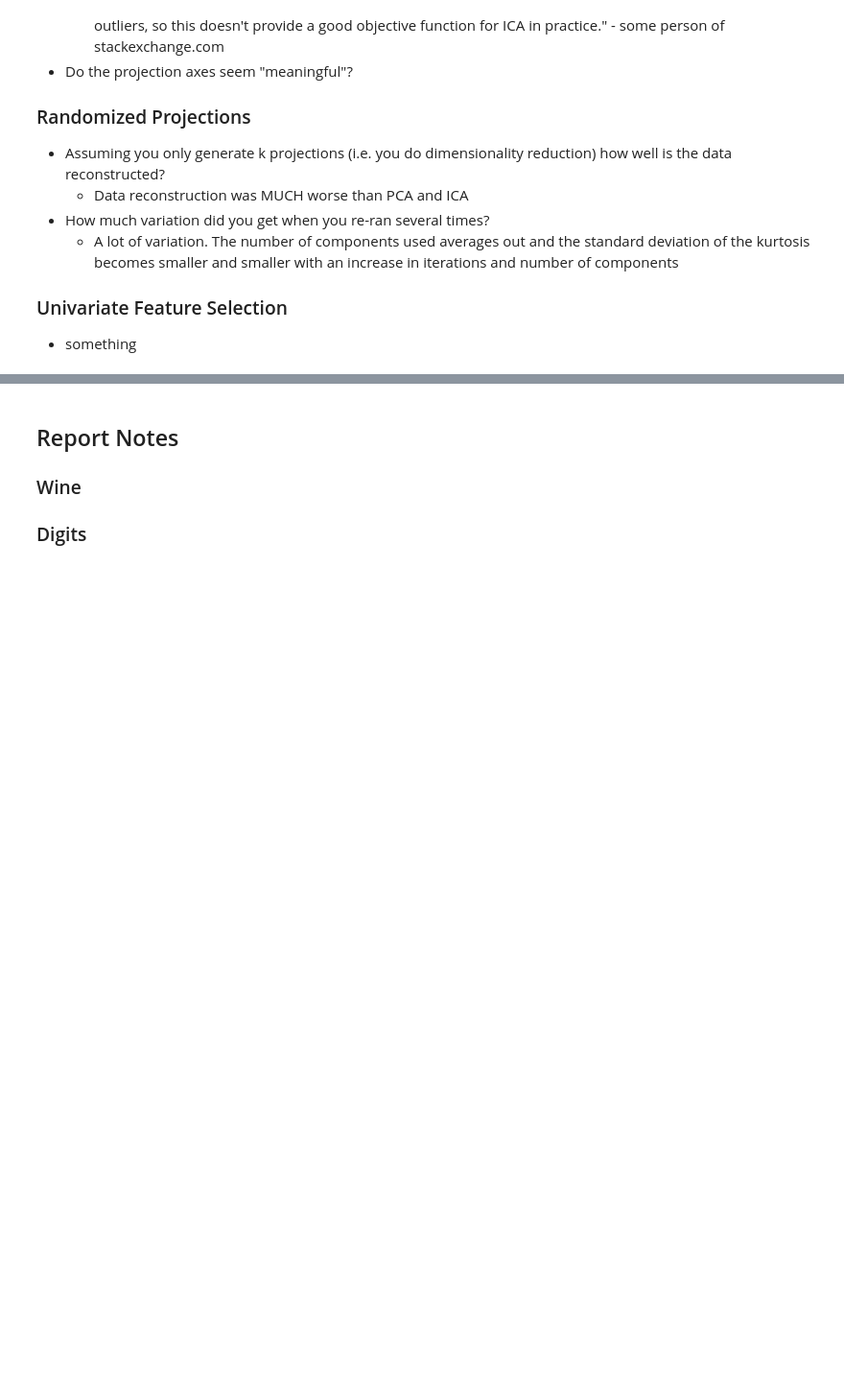
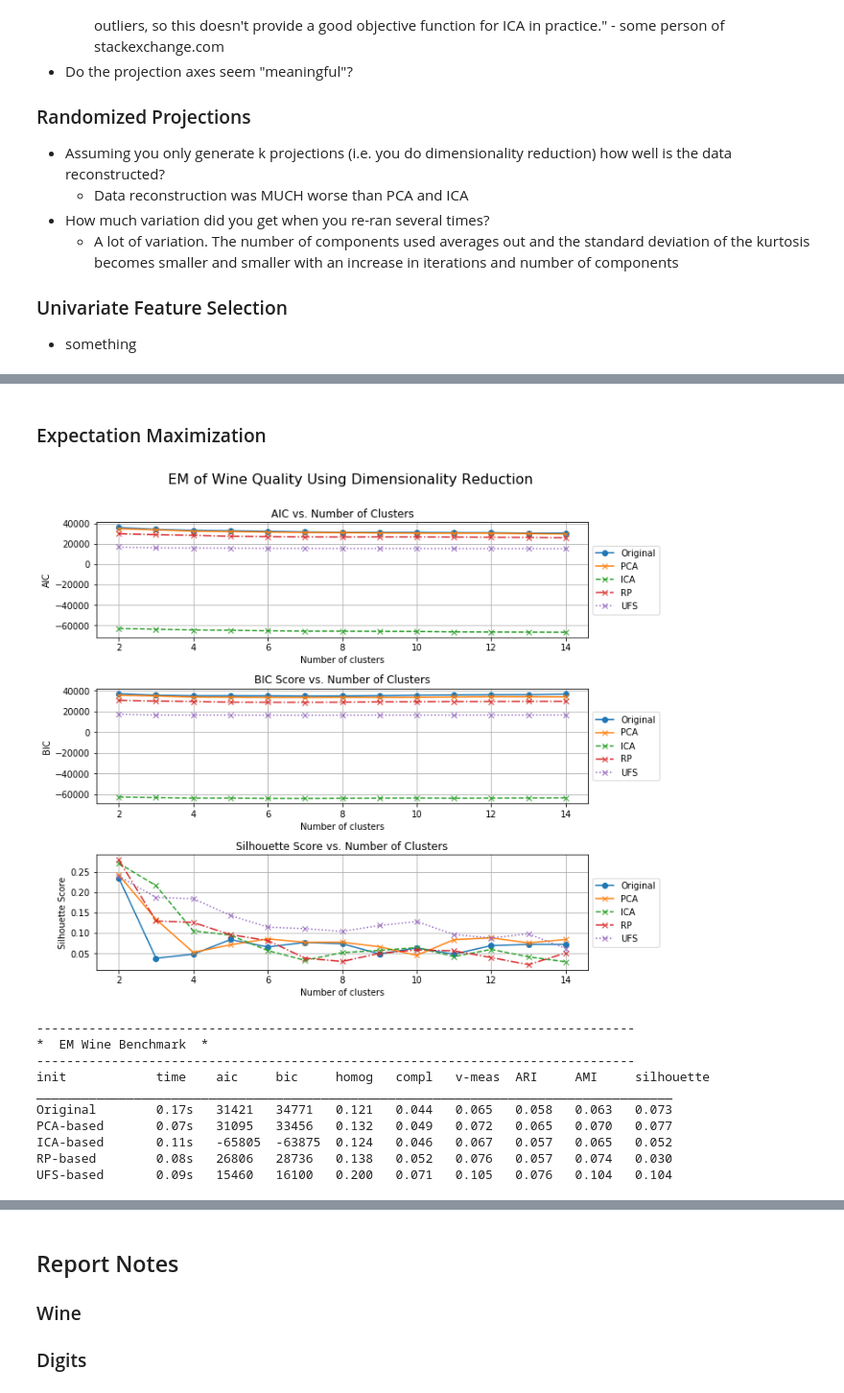
Before and after one commit to reedipher/CS-7641-unsupervised_learning, a Jupyter notebook: code/Assignment 3.ipynb, the cells around one changed output, grey strips where cells are left out. Shown at 96% size. Saved outputs shown, nothing was run; the diff lists cells and outputs as text; code cells hidden in the pictures; blank space fills up the shorter version.

```diff
--- a/code/Assignment 3.ipynb
+++ b/code/Assignment 3.ipynb
@@ -651,0 +861,27 @@ Total Time: 0.197 seconds
+# %% [markdown]
+### Expectation Maximization
+# %%
+# Create k-means plots
+compare_em('Wine Quality', wine_data)
+
+# Create k-means benchmark table
+print_line('EM Wine Benchmark')
+print('init\t\ttime\taic\tbic\thomog\tcompl\tv-meas\tARI\tAMI\tsilhouette')
+print(85*'_')
+bench_em(GaussianMixture(n_components=8, random_state=0), labels=winey, name="Original",  data=wineX_scaled)
+bench_em(GaussianMixture(n_components=8, random_state=0), labels=winey, name="PCA-based", data=winePCA)
+bench_em(GaussianMixture(n_components=8, random_state=0), labels=winey, name="ICA-based", data=wineICA)
+bench_em(GaussianMixture(n_components=8, random_state=0), labels=winey, name="RP-based",  data=wineRP)
+bench_em(GaussianMixture(n_components=8, random_state=0), labels=winey, name="UFS-based", data=wineUFS)
+# %% [output]
+[figure, added]
+--------------------------------------------------------------------------------
+*  EM Wine Benchmark  *
+--------------------------------------------------------------------------------
+init            time    aic     bic     homog   compl   v-meas  ARI     AMI     silhouette
+_____________________________________________________________________________________
+Original        0.17s   31421   34771   0.121   0.044   0.065   0.058   0.063   0.073
+PCA-based       0.07s   31095   33456   0.132   0.049   0.072   0.065   0.070   0.077
+ICA-based       0.11s   -65805  -63875  0.124   0.046   0.067   0.057   0.065   0.052
+RP-based        0.08s   26806   28736   0.138   0.052   0.076   0.057   0.074   0.030
+UFS-based       0.09s   15460   16100   0.200   0.071   0.105   0.076   0.104   0.104
```
Also changed, not shown: parts of 19 cells of this notebook.
